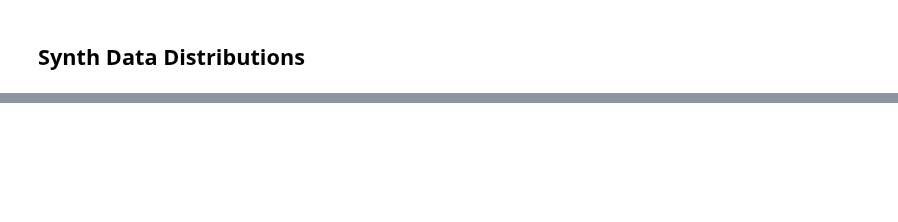
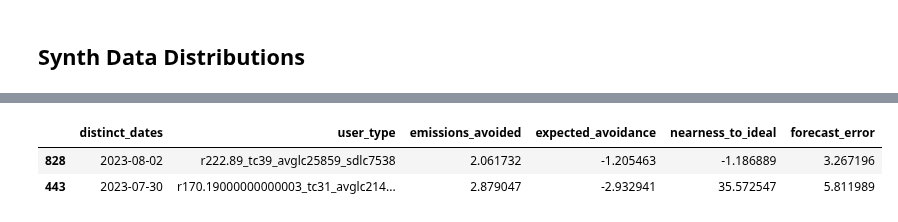
Before and after one commit to WattTime/watttime-python-client, a Jupyter notebook: evaluation/synthetic_data_creation/how_to_generate_synthetic_data.ipynb, the cells around one changed output, grey strips where cells are left out. Drawn from its saved outputs; the diff is of its cells as text; code cells hidden in the pictures; blank space fills up the shorter version.

```diff
--- a/evaluation/synthetic_data_creation/how_to_generate_synthetic_data.ipynb
+++ b/evaluation/synthetic_data_creation/how_to_generate_synthetic_data.ipynb
@@ -280,0 +232,13 @@ plt.axhline(0)
+# %%
+em = m.EvalMetrics(
+    baseline_col= "baseline_emissions",
+    ideal_col="ideal_emissions",
+    forecast_col="forecast_emissions",
+    actuals_col="actual_emissions"
+    )
+# %%
+em.calculate_results(synth_data,keep_cols = ["distinct_dates","user_type"], percent=False)
+# %% [output]
+|  | distinct_dates | user_type | emissions_avoided | expected_avoidance | nearness_to_ideal | forecast_error |
+| 828 | 2023-08-02 | r222.89_tc39_avglc25859_sdlc7538 | 2.061732 | -1.205463 | -1.186889 | 3.267196 |
+| 443 | 2023-07-30 | r170.19000000000003_tc31_avglc214... | 2.879047 | -2.932941 | 35.572547 | 5.811989 |
```
Also changed, not shown: parts of 45 cells of this notebook, 6 other files.
